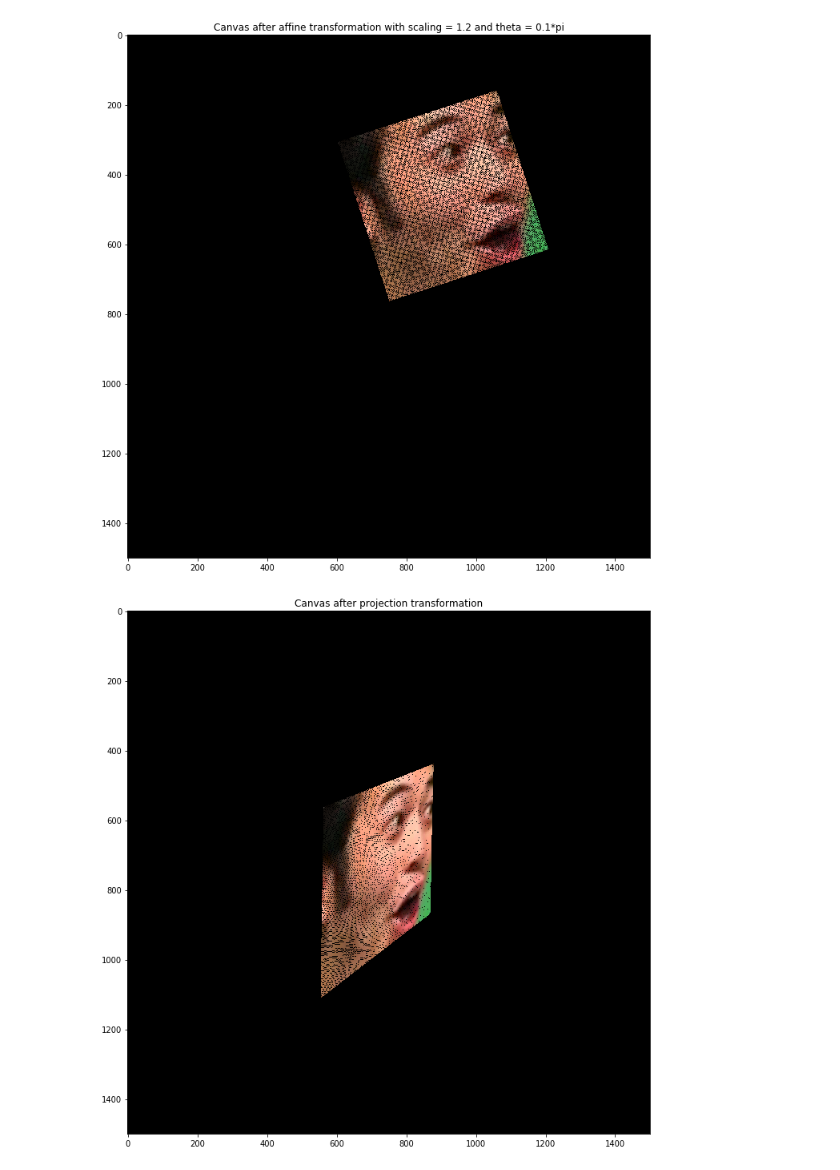
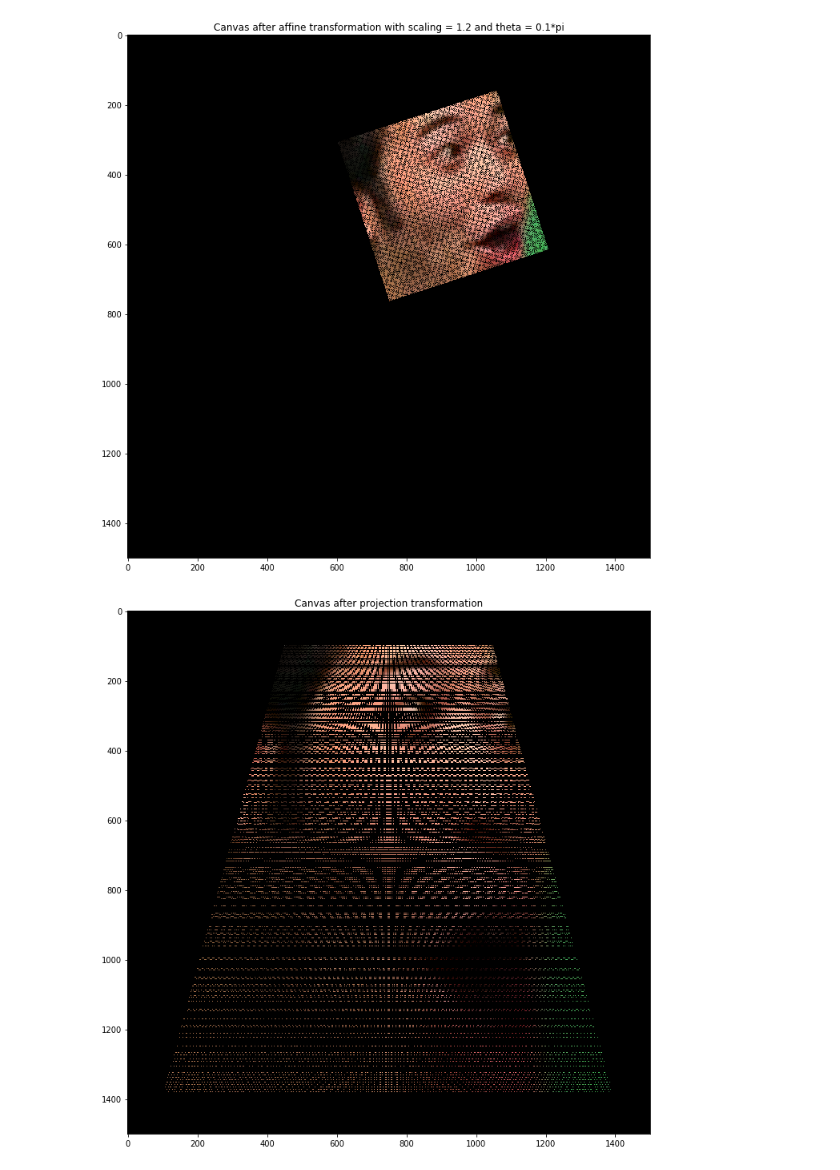
Before and after one commit to maufirf/es112_2dtransform, a Jupyter notebook: nukesite.ipynb, the cells around one changed output. Saved outputs shown, nothing was run; the diff lists cells and outputs as text; code cells hidden in the pictures.

```diff
--- a/nukesite.ipynb
+++ b/nukesite.ipynb
@@ -156,53 +156,56 @@ plt.show()
 # %%
 # http://www.fmwconcepts.com/imagemagick/bilinearwarp/FourCornerImageWarp2.pdf
 
 # So basically the original image has 4 corners:
 c_tl_or = np.array([pogxoffset, pogyoffset, 1]).T
 c_tr_or = np.array([pogxoffset+pogx, pogyoffset, 1]).T
 c_bl_or = np.array([pogxoffset, pogyoffset+pogy, 1]).T
 c_br_or = np.array([pogxoffset+pogx, pogyoffset+pogy, 1]).T
+c_or_arr = [c_tl_or, c_tr_or, c_bl_or, c_br_or]
 # And i want to project perspectively it to:
-c_tl_tg = np.array([300, 300, 1]).T
-c_tr_tg = np.array([700, 250, 1]).T
-c_bl_tg = np.array([250, 700, 1]).T
-c_br_tg = np.array([750, 350, 1]).T
+c_tl_tg = np.array([450, 100, 1]).T
+c_tr_tg = np.array([1050, 100, 1]).T
+c_bl_tg = np.array([100, 1400, 1]).T
+c_br_tg = np.array([1400, 1400, 1]).T
+c_tg_arr = [c_tl_tg, c_tr_tg, c_bl_tg, c_br_tg]
 
 # https://engineering.purdue.edu/kak/computervision/ECE661Folder/Lecture10.pdf
 
 canvas_proj = canvas.copy()
 
-pa = 1
-pb = 0
-pc = 0
-pd = 0
-pe = 1
-pf = 0
-pg = .001
-ph = .00005
-pi = 1
-p_mat = np.array([
-    [pa, pb, pc],
-    [pd, pe, pf],
-    [pg, ph, pi]
-])
-p_mat[:2]*=2
-'''
-np.array([
-    [1, 0, 0],
-    [0, 1, 0],
-    [1, 0, 1]
-])
-'''
+# https://math.stackexchange.com/questions/494238/how-to-compute-homography-matrix-h-from-corresponding-points-2d-2d-planar-homog
+# https://www.tutorialspoint.com/numpy/numpy_inv.htm
+
+def expand_p_to_mat(p_or, p_tg):
+    x_or, y_or, _ = p_or.T
+    x_tg, y_tg, _ = p_tg.T
+    return np.array([
+        [-x_or, -y_or, -1, 0, 0, 0, x_or*x_tg, y_or*x_tg, x_tg],
+        [0, 0, 0, -x_or, -y_or, -1, x_or*y_tg, y_or*y_tg, y_tg]
+    ])
+
+def stack_p(p_or_arr, p_tg_arr):
+    n = len(p_or_arr)
+    out = np.zeros(((2*n)+1, 9))
+    for i in range(n):
+        out[i*2:i*2+2,:] = expand_p_to_mat(p_or_arr[i],p_tg_arr[i])
+    out[-1,-1]=1
+    return out
+
+c_P = stack_p(c_or_arr, c_tg_arr)
+c_0 = np.zeros(9)
+c_0[-1]=1
+c_H = (np.linalg.inv(c_P) @ c_0.T).reshape(3,3)
 
 for y in range(pogyoffset,pogy+pogyoffset):
     for x in range(pogxoffset,pogx+pogxoffset):
-        nu_wx, nu_wy, nu_w = p_mat @ np.array([x, y, 1]).T
+        nu_wx, nu_wy, nu_w = c_H @ np.array([x, y, 1]).T
         #print(int(nu_wx), int(nu_wy), int(nu_w), '|', int(nu_wx/nu_w), int(nu_wy/nu_w))
-        canvas_proj[int(nu_wy/nu_w),int(nu_wx/nu_w)]=canvas_orig[y,x]
+        canvas_proj[int(nu_wy/nu_w)%1500,int(nu_wx/nu_w)%1500]=canvas_orig[y,x]
 
 plt.imshow(canvas_proj)
 plt.title('Canvas after projection transformation')
 plt.savefig(f"dump/{impath[impath.rindex('/'):impath.index('.')]}_proj.png")
 plt.show()
 # %% [output]
-[figure, old version]
+[figure, new version]
```
Also changed, not shown: parts of 3 cells of this notebook, 2 other files.
